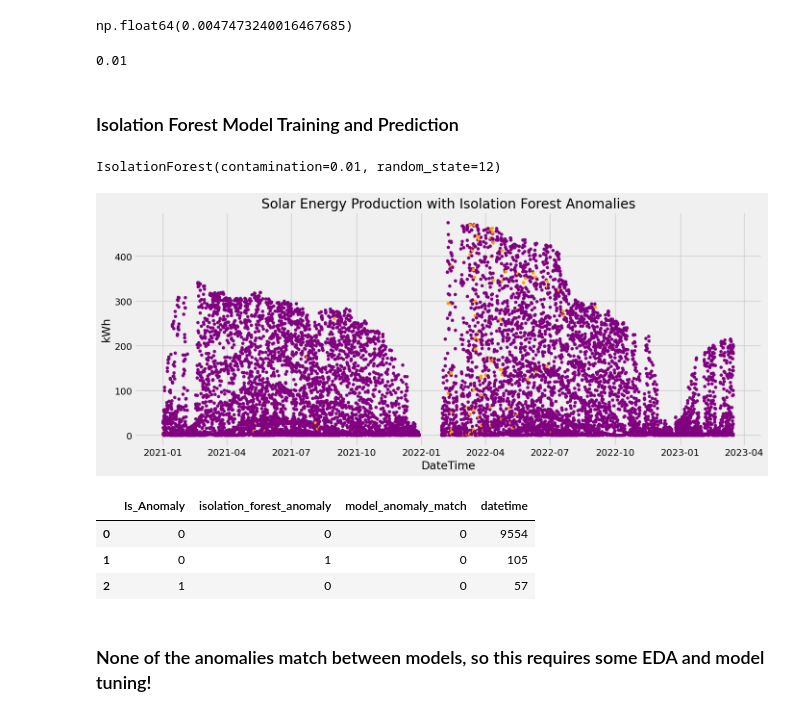
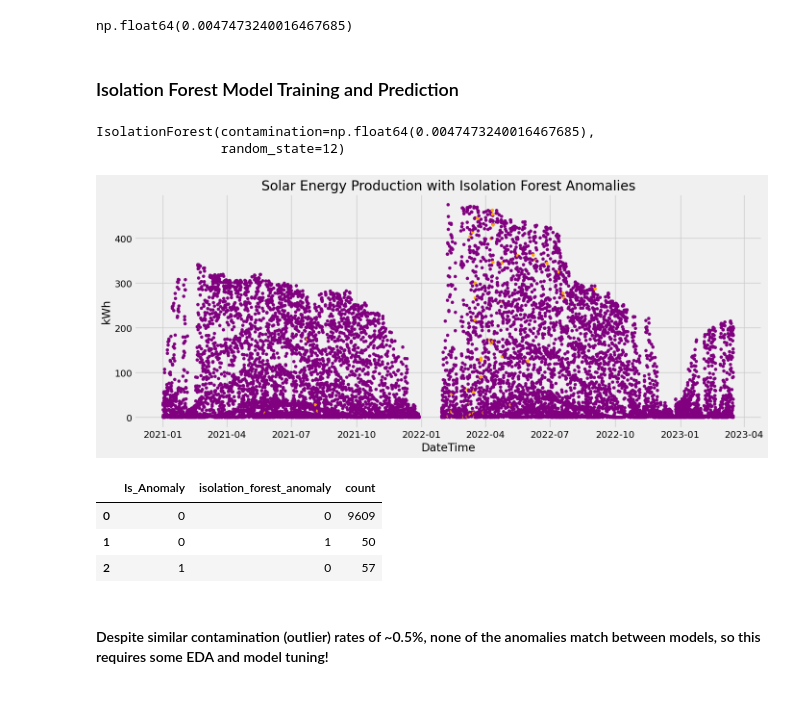
Before and after one commit to mwheeler235/ts-anamoly-detection-q-learning, a Jupyter notebook: src/energy_ts_qlearn.ipynb, the cells around one changed output. Drawn from its saved outputs; the diff is of its cells as text; code cells hidden in the pictures.

```diff
--- a/src/energy_ts_qlearn.ipynb
+++ b/src/energy_ts_qlearn.ipynb
@@ -350,12 +350,6 @@ contamination = estimate_contamination(X)
 contamination
 # %% [output]
 np.float64(0.0047473240016467685)
-# %%
-# Instead, let's bound the contamination rate between 1% and 20% to ensure reasonable model assumptions
-contamination = min(max(contamination, 0.01), 0.2)  # Bound between 1% and 20%
-contamination
-# %% [output]
-0.01
 # %% [markdown]
 ### Isolation Forest Model Training and Prediction
 # %%
@@ -366,7 +360,8 @@ clf = IsolationForest(contamination=contamination, random_state=12)
 # Fit the Isolation Forest model on the training data
 clf.fit(X_train)
 # %% [output]
-IsolationForest(contamination=0.01, random_state=12)
+IsolationForest(contamination=np.float64(0.0047473240016467685),
+                random_state=12)
 # %%
 # Predict anomalies on the entire dataset using the trained Isolation Forest model
 df2["isolation_forest_anomaly"] = clf.predict(X)
@@ -392,15 +387,13 @@ plt.title('Solar Energy Production with Isolation Forest Anomalies')
 plt.grid(True)
 plt.show()
 # %% [output]
-[figure, old version]
+[figure, new version]
 # %%
-df2['model_anomaly_match'] = np.where((df2.Is_Anomaly==1) & (df2.isolation_forest_anomaly==1), 1,0)
-
-df2.groupby(['Is_Anomaly','isolation_forest_anomaly','model_anomaly_match']).agg({'datetime':'count'}).reset_index()
+df2.groupby(['Is_Anomaly','isolation_forest_anomaly']).agg({'datetime':'count'}).rename(columns={'datetime':'count'}).reset_index()
 # %% [output]
-|  | Is_Anomaly | isolation_forest_anomaly | model_anomaly_match | datetime |
-| 0 | 0 | 0 | 0 | 9554 |
-| 1 | 0 | 1 | 0 | 105 |
-| 2 | 1 | 0 | 0 | 57 |
+|  | Is_Anomaly | isolation_forest_anomaly | count |
+| 0 | 0 | 0 | 9609 |
+| 1 | 0 | 1 | 50 |
+| 2 | 1 | 0 | 57 |
 # %% [markdown]
-### None of the anomalies match between models, so this requires some EDA and model tuning!
+#### Despite similar contamination (outlier) rates of ~0.5%, none of the anomalies match between models, so this requires some EDA and model tuning!
```
Also changed, not shown: 5 other files.
